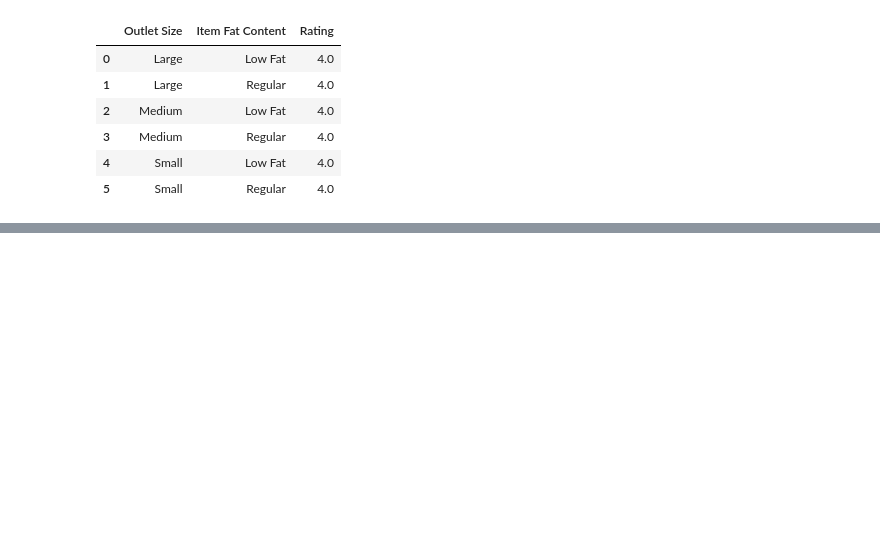
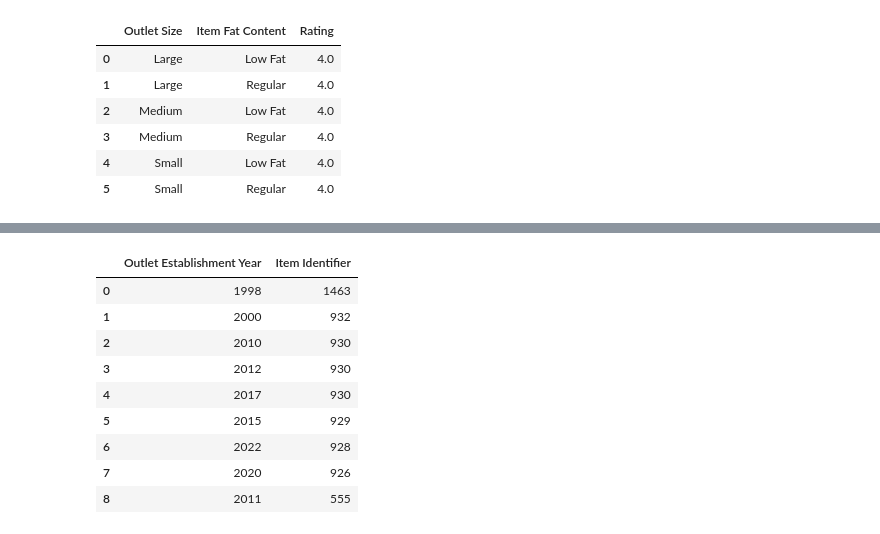
Before and after one commit to Akshay-Paunikar/Blinkit_Data_Analysis, a Jupyter notebook: blinkit_data_analysis.ipynb, the cells around one changed output, grey strips where cells are left out. Drawn from its saved outputs; the diff is of its cells as text; code cells hidden in the pictures; blank space fills up the shorter version.

```diff
--- a/blinkit_data_analysis.ipynb
+++ b/blinkit_data_analysis.ipynb
@@ -303,0 +318,13 @@ df.groupby(['Outlet Size', 'Item Fat Content'])['Rating'].mean().round(0).reset_
+# %%
+df.groupby(['Outlet Establishment Year'])['Item Identifier'].count().sort_values(ascending=False).reset_index()
+# %% [output]
+|  | Outlet Establishment Year | Item Identifier |
+| 0 | 1998 | 1463 |
+| 1 | 2000 | 932 |
+| 2 | 2010 | 930 |
+| 3 | 2012 | 930 |
+| 4 | 2017 | 930 |
+| 5 | 2015 | 929 |
+| 6 | 2022 | 928 |
+| 7 | 2020 | 926 |
+| 8 | 2011 | 555 |
```
Also changed, not shown: parts of 2 cells of this notebook.
